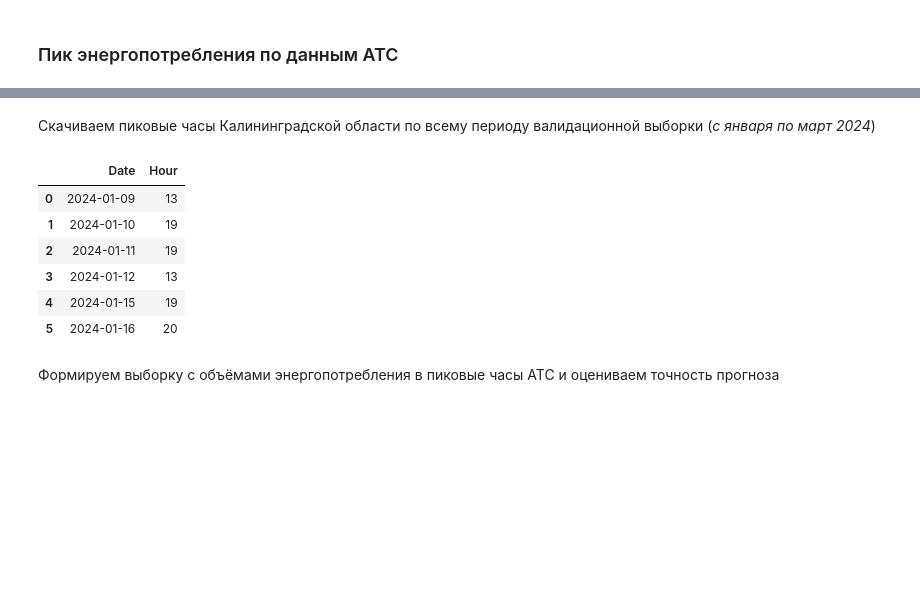
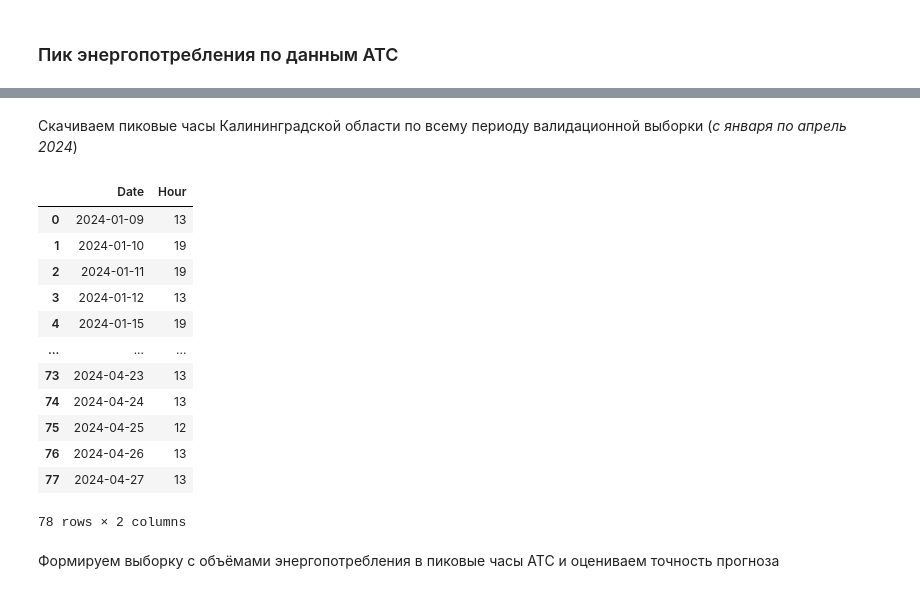
Before and after one commit to caapel/Volume_Forecast_for_Kaliningrad, a Jupyter notebook: XGboost_Kaliningrad_2024.ipynb, the cells around one changed output, grey strips where cells are left out. Drawn from its saved outputs; the diff is of its cells as text; code cells hidden in the pictures; blank space fills up the shorter version.

```diff
--- a/XGboost_Kaliningrad_2024.ipynb
+++ b/XGboost_Kaliningrad_2024.ipynb
@@ -867,7 +867,7 @@ df_validate_result
 Источник: https://www.atsenergo.ru/results/market/maxhour
 ![image-3.png](attachment:image-3.png)
 # %% [markdown]
-Скачиваем пиковые часы Калининградской области по всему периоду валидационной выборки (*с января по март 2024*)
+Скачиваем пиковые часы Калининградской области по всему периоду валидационной выборки (*с января по апрель 2024*)
 # %%
 warnings.filterwarnings('ignore')  # супрессим предупреждения https (сайт atsenergo не поддерживает протокол https)
 
@@ -878,36 +878,42 @@ def get_pick_hour_df(file_name):  # формируем датафрейм из
     df_pick_hour['Date'] = pd.to_datetime(df_pick_hour['Date'], dayfirst=True)
 
     return df_pick_hour
 
 # скачиваем пиковые часы Калининградской области по всему периоду валидационной выборки
 df_pick_hour = pd.DataFrame(columns=['Date', 'Hour'])  # создаём датафрейм для заполнения пиковыми часами
-for i in range(1, df_validate_result.Month.iloc[-1]):
+for i in range(1, df_validate_result.Month.iloc[-1] + 1):
 
     file_name = f'{datetime.now().year}{i:02}_YANTSBYT_27_maxhour.xls'
     req = requests.get(url = f'https://www.atsenergo.ru/dload/maxhour_regions/{file_name}',
                        verify=False)  # игнорируем отсутствие сертификатов безопасности
 
     with open(file_name, 'wb') as file:
         file.write(req.content)
 
     # формируем датафрейм из пиковых часов по всему периоду валидационной выборки
     df_pick_hour = pd.concat([df_pick_hour, get_pick_hour_df(file_name)], ignore_index=True)
 
     os.remove(file_name) # удаляем скачанные файлы с пиковыми часами
 
 warnings.filterwarnings("default") # возвращаем предупреждения к дефолтным настройкам
 
 # сохраняем полученный результат в xlsx-файл
 df_pick_hour.to_excel('pick_hour.xlsx', index=False)
-df_pick_hour.head(6)
+df_pick_hour
 # %% [output]
 |  | Date | Hour |
 | 0 | 2024-01-09 | 13 |
 | 1 | 2024-01-10 | 19 |
 | 2 | 2024-01-11 | 19 |
 | 3 | 2024-01-12 | 13 |
 | 4 | 2024-01-15 | 19 |
-| 5 | 2024-01-16 | 20 |
+| ... | ... | ... |
+| 73 | 2024-04-23 | 13 |
+| 74 | 2024-04-24 | 13 |
+| 75 | 2024-04-25 | 12 |
+| 76 | 2024-04-26 | 13 |
+| 77 | 2024-04-27 | 13 |
+78 rows × 2 columns
 # %% [markdown]
 Формируем выборку с объёмами энергопотребления в пиковые часы АТС и оцениваем точность прогноза
 # %%
```
Also changed, not shown: parts of 4 cells of this notebook, 1 other file.
